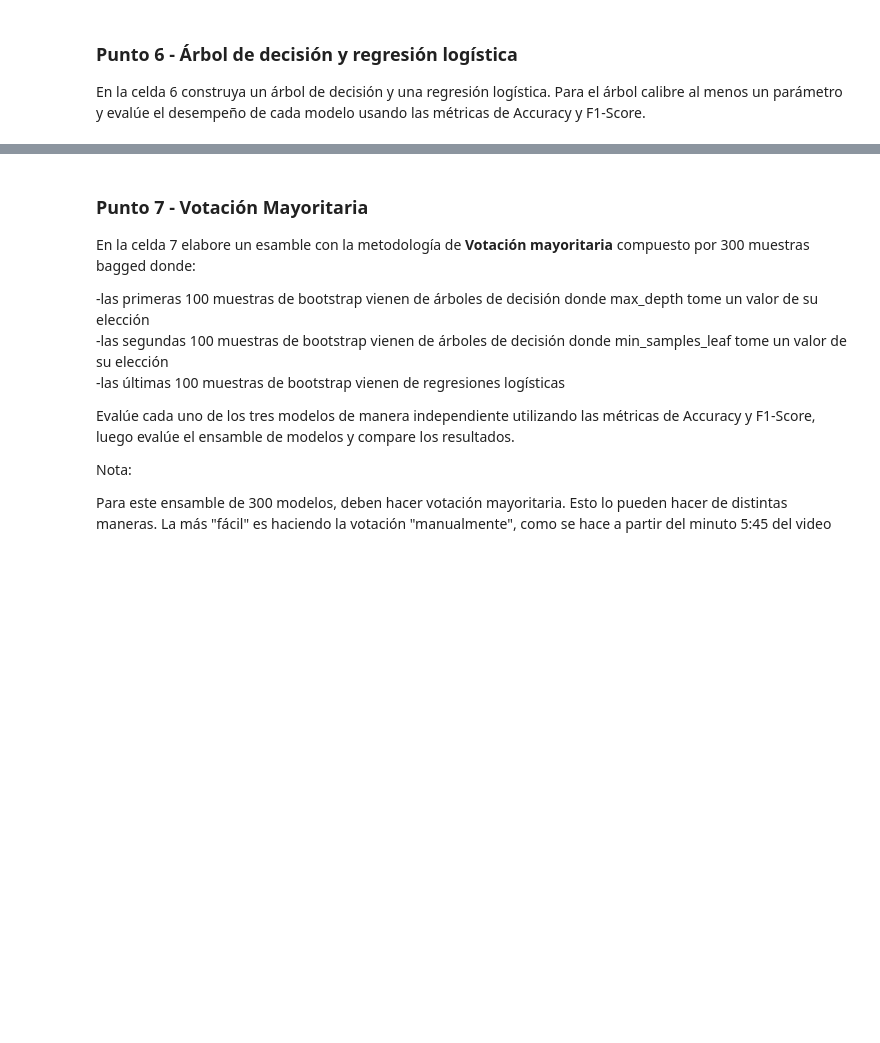
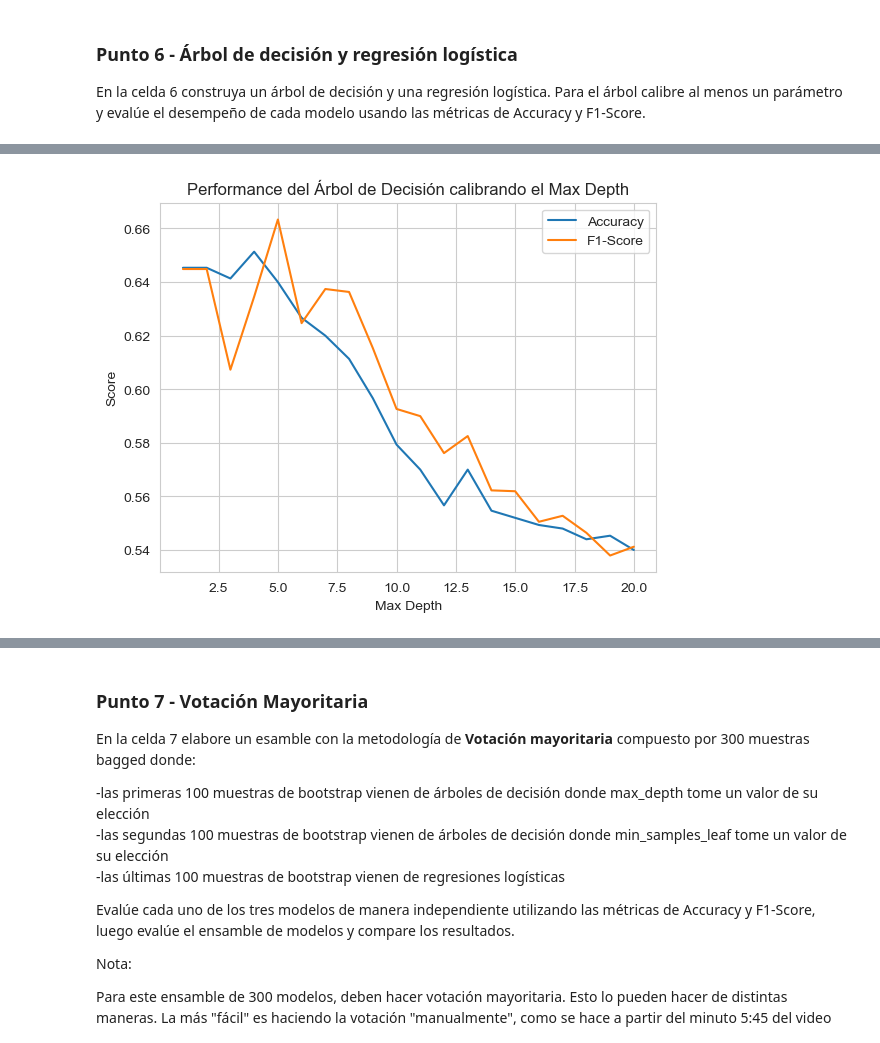
Before and after one commit to jantonioagudelo/MIAD_ML_NLP_2026, a Jupyter notebook: Semana 1/S1TC1_arboles_ensamblajes.ipynb, the cells around one changed output, grey strips where cells are left out. Drawn from its saved outputs; the diff is of its cells as text; code cells hidden in the pictures; blank space fills up the shorter version.

```diff
--- a/Semana 1/S1TC1_arboles_ensamblajes.ipynb
+++ b/Semana 1/S1TC1_arboles_ensamblajes.ipynb
@@ -532,0 +531,19 @@ En la celda 6 construya un árbol de decisión y una regresión logística. Para
+# %%
+# Celda 6
+# Arbol de Decisión
+from sklearn.metrics import accuracy_score, f1_score
+
+max_depth_range = range(1, 21) # Rango de valores para el parámetro max_depth
+
+DT_scores = {}
+
+for max_depth in max_depth_range:
+    reg_tree = DecisionTreeRegressor(max_depth = max_depth, random_state = 42)
+    reg_tree.fit(X_train, y_train)
+    y_pred = reg_tree.predict(X_test)
+    y_pred_binary = (y_pred >= 0.5).astype(int) # Convertir las predicciones a valores binarios (0 o 1) usando un umbral de 0.5
+    acc_score = accuracy_score(y_test, y_pred_binary) # Accuracy de las predicciones
+    f1 = f1_score(y_test, y_pred_binary) # F1-score de las predicciones
+    DT_scores[max_depth] = {'accuracy': acc_score, 'f1_score': f1}
+
+DT_scores
@@ -532,0 +571,14 @@ En la celda 6 construya un árbol de decisión y una regresión logística. Para
+# %%
+import matplotlib.pyplot as plt
+import seaborn as sns
+sns.set_style('whitegrid')
+
+plt.plot(max_depth_range, [DT_scores[md]['accuracy'] for md in max_depth_range], label = 'Accuracy')
+plt.plot(max_depth_range, [DT_scores[md]['f1_score'] for md in max_depth_range], label = 'F1-Score')
+plt.xlabel('Max Depth')
+plt.ylabel('Score')
+plt.title('Performance del Árbol de Decisión calibrando el Max Depth')
+plt.legend()
+plt.show()
+# %% [output]
+[figure, added]
```
Also changed, not shown: parts of 4 cells of this notebook.
